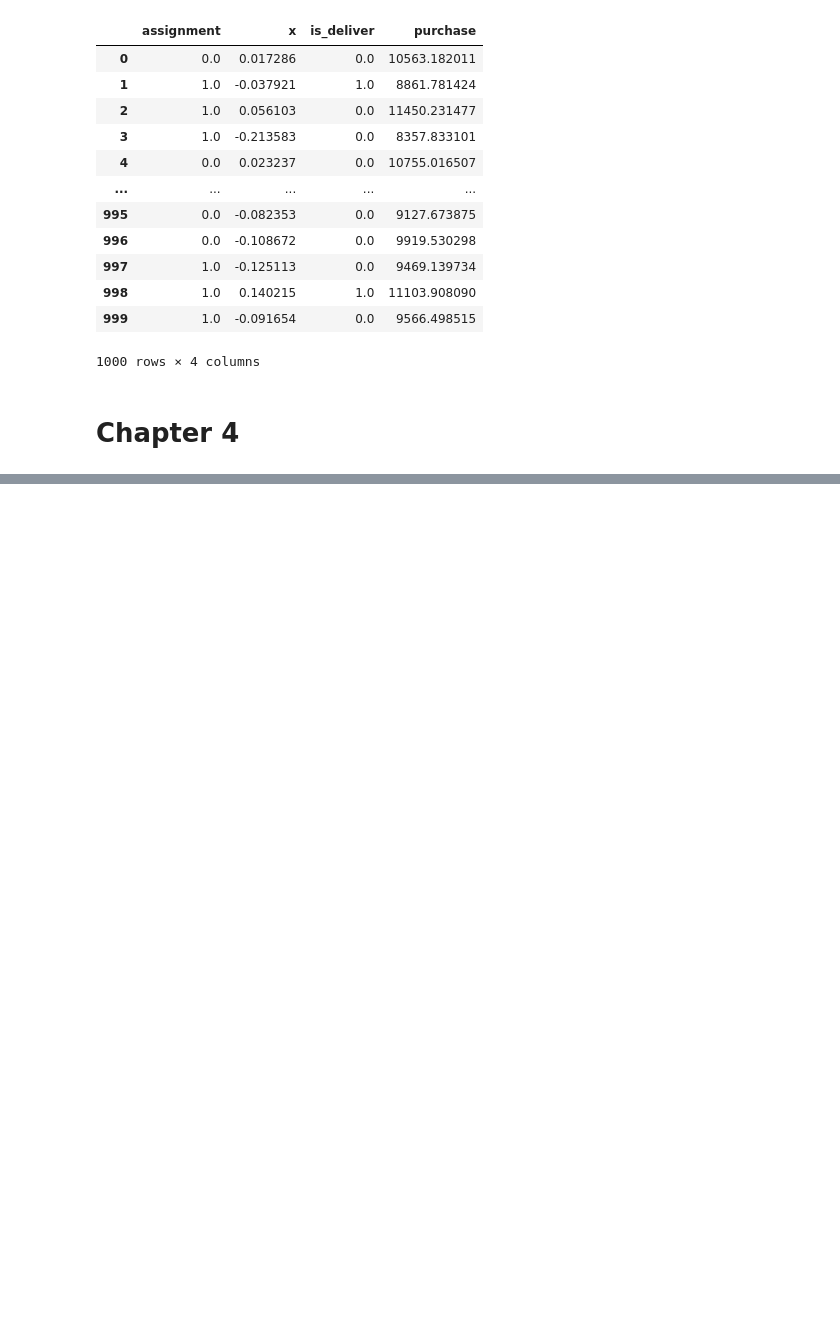
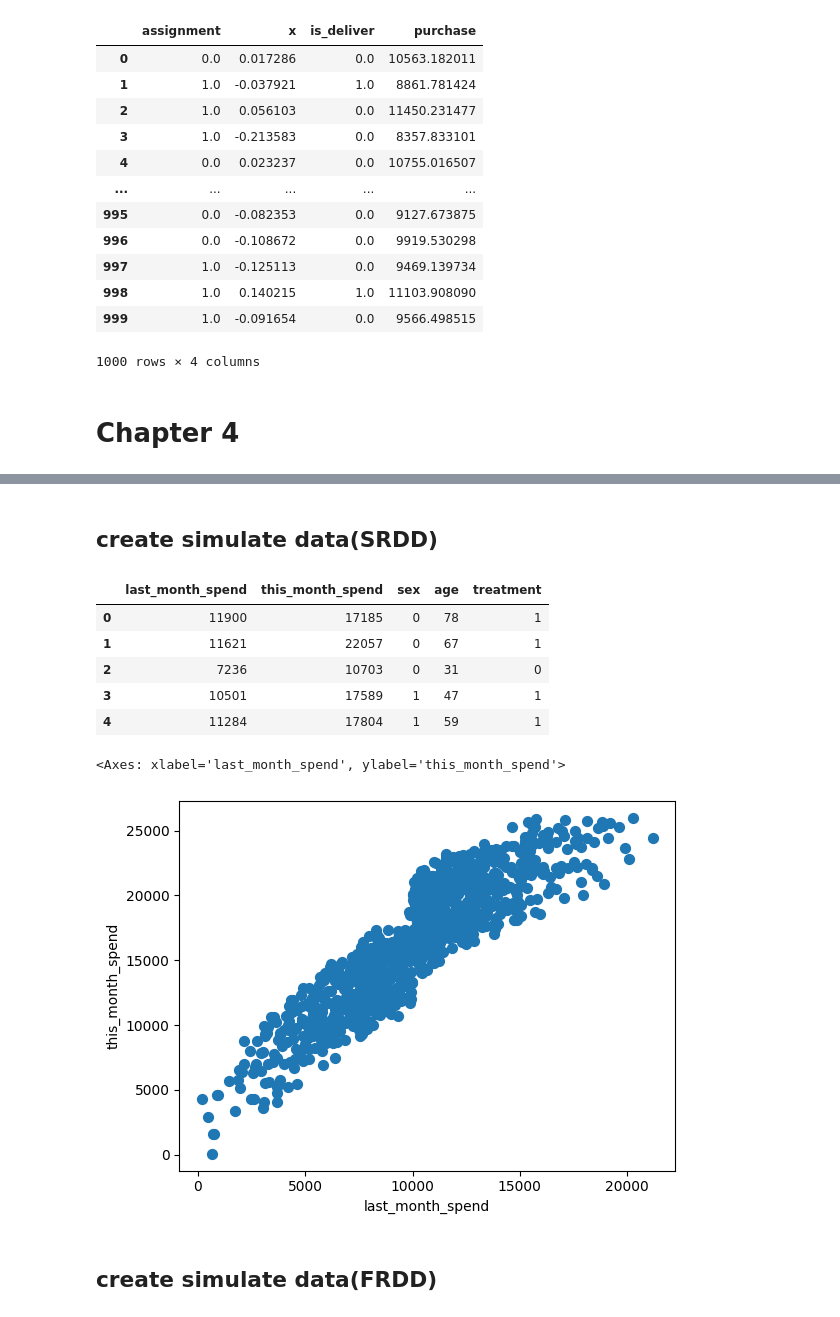
Before and after one commit to HirotakeIto/intro_to_impact_evaluation_with_python, a Jupyter notebook: notebooks/chapter0_dataset.ipynb, the cells around one changed output, grey strips where cells are left out. Drawn from its saved outputs; the diff is of its cells as text; code cells hidden in the pictures; blank space fills up the shorter version.

Commit message:
edit data creation for rdd

```diff
--- a/notebooks/chapter0_dataset.ipynb
+++ b/notebooks/chapter0_dataset.ipynb
@@ -486,0 +497,5 @@ df_organ_donations_full.to_csv(path_organ_donations_full, index=False)
+# %%
+def truncate(a):
+    return max(-a, a)
+# %% [markdown]
+## create simulate data(SRDD)
@@ -486,0 +512,45 @@ df_organ_donations_full.to_csv(path_organ_donations_full, index=False)
+# %%
+np.random.seed(77)
+
+def upper_threshold(num, c):
+    x = (num - c) / 20000
+    return 1.8 + 0.5 * x  -  0.5* x**2 +  0.3* x**4
+
+def lower_threshold(num, c):
+    x = (c - num) / 10000
+    return  1.5 -  0.3 * x -   0.5 * x**2
+
+b =  [10000 * upper_threshold(a[i], threshold) if (a[i] >threshold) else 10000 * lower_threshold(a[i], threshold)   for i in range(len(a))]
+b = b  + np.random.normal( loc   = 0,  scale = 2000, size  = sample_size) + np.random.randint(-3000,3000,sample_size)
+b = np.where(b > 0, b, 0.01 * -b)
+
+user_this_month_spend= np.array(b).astype(int)
+# %%
+np.random.seed(77)
+probability = 0.33
+
+c = np.random.choice([1, 0], size=sample_size, p=[probability, 1-probability])
+d = np.random.randint(20,80,sample_size)
+
+sex = np.array(c).astype(int)
+age = np.array(d).astype(int)
+# %%
+cols = ['last_month_spend' , 'this_month_spend']
+df = pd.DataFrame(index=[], columns=cols)
+df['last_month_spend'] = user_last_month_spend
+df['this_month_spend'] = user_this_month_spend
+df['sex'] = sex
+df['age'] = age
+df["treatment"]  = df['last_month_spend'].apply(lambda x : 1 if x >= 10000 else 0)
+# %%
+display(df.head())
+df.plot.scatter(x='last_month_spend', y='this_month_spend', s=50)
+# %% [output]
+|  | last_month_spend | this_month_spend | sex | age | treatment |
+| 0 | 11900 | 17185 | 0 | 78 | 1 |
+| 1 | 11621 | 22057 | 0 | 67 | 1 |
+| 2 | 7236 | 10703 | 0 | 31 | 0 |
+| 3 | 10501 | 17589 | 1 | 47 | 1 |
+| 4 | 11284 | 17804 | 1 | 59 | 1 |
+<Axes: xlabel='last_month_spend', ylabel='this_month_spend'>
+[figure, added]
@@ -486,0 +559,2 @@ df_organ_donations_full.to_csv(path_organ_donations_full, index=False)
+# %% [markdown]
+## create simulate data(FRDD)
```
Also changed, not shown: parts of 11 cells of this notebook, 2 other files.
